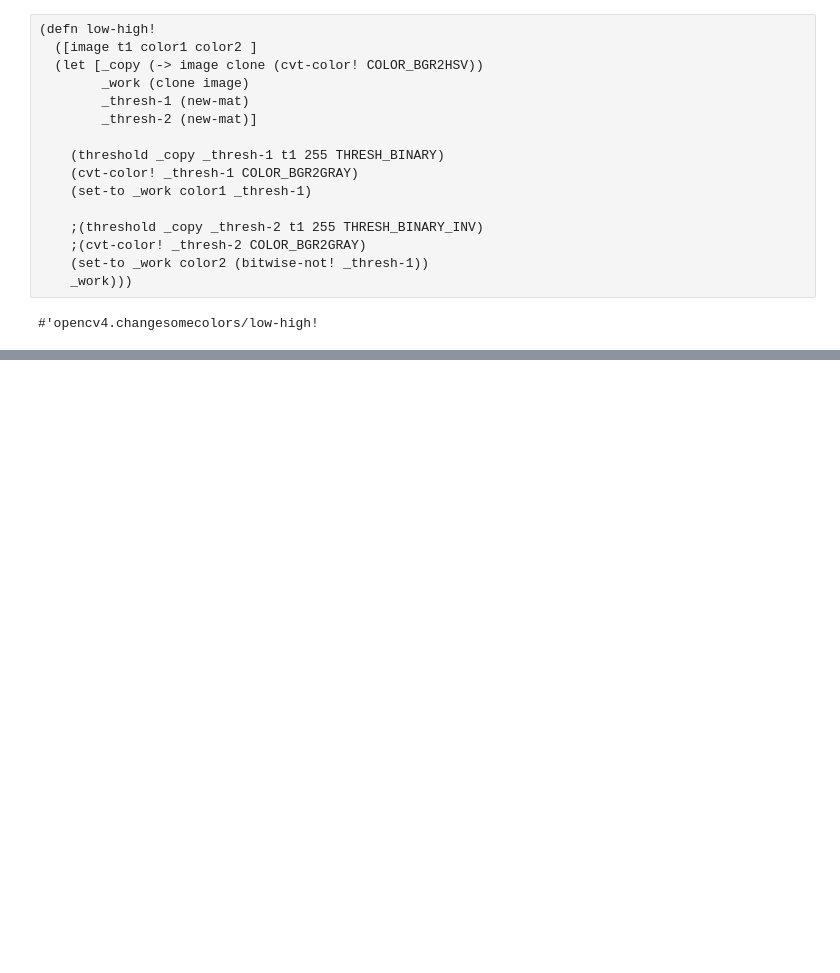
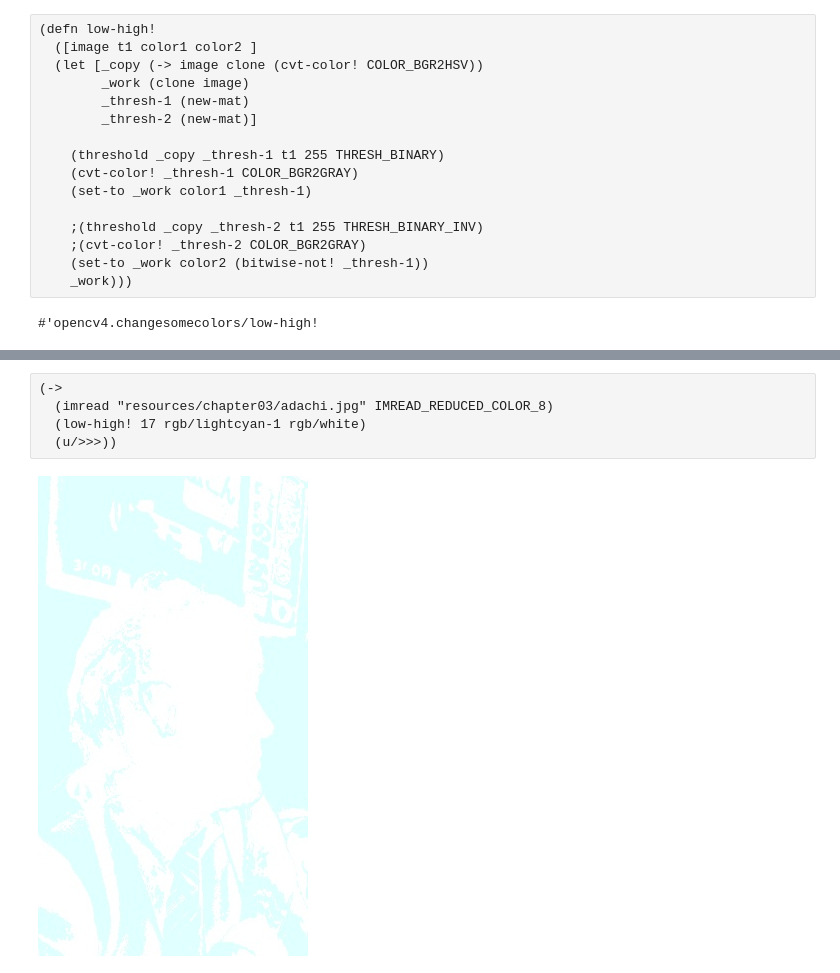
Before and after one commit to hellonico/origami-fun, a Jupyter notebook: jupyter/changesomecolors.ipynb, the cells around one changed output, grey strips where cells are left out. Drawn from its saved outputs; the diff is of its cells as text; blank space fills up the shorter version.

```diff
--- a/jupyter/changesomecolors.ipynb
+++ b/jupyter/changesomecolors.ipynb
@@ -143,0 +150,7 @@ class clojure.lang.Compiler$CompilerException:
+# %%
+(->
+  (imread "resources/chapter03/adachi.jpg" IMREAD_REDUCED_COLOR_8)
+  (low-high! 17 rgb/lightcyan-1 rgb/white)
+  (u/>>>))
+# %% [output]
+[figure, added]
```
Also changed, not shown: parts of 2 cells of this notebook, 12 other files.
